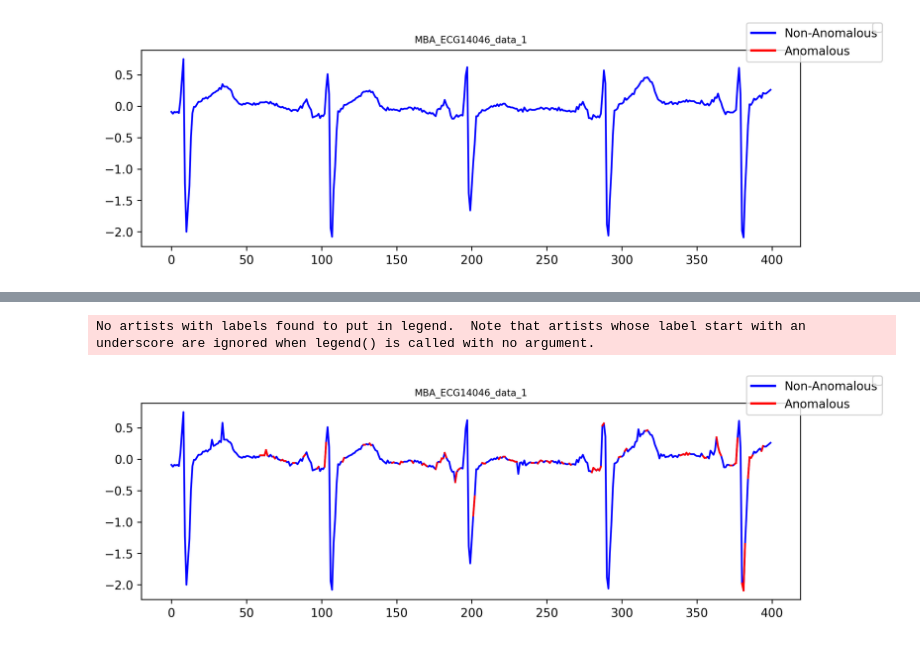
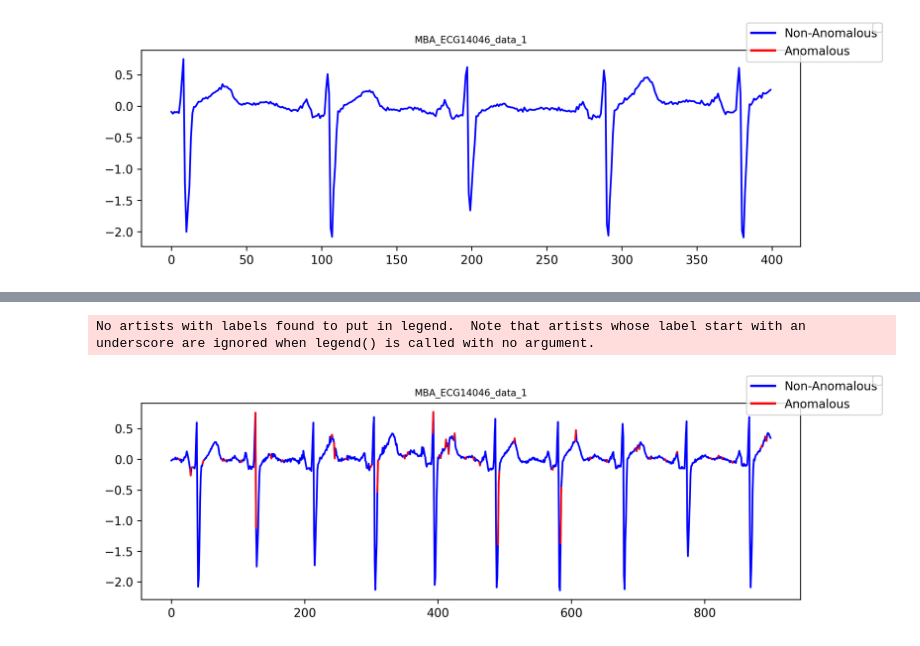
Before and after one commit to mac-dsl/AnomalyDriftDetection, a Jupyter notebook: util/interval_demo.ipynb, the cells around one changed output, grey strips where cells are left out. Cells and saved outputs as stored; diff of their text form; code cells hidden in the pictures.

```diff
--- a/util/interval_demo.ipynb
+++ b/util/interval_demo.ipynb
@@ -74,5 +87,5 @@ print(ECGtest.anomaly_intervals)
 # %%
-ECGtest.plot(start=1100, end=1500)
+ECGtest.plot(start=50, end=950)
 # %% [output]
 No artists with labels found to put in legend.  Note that artists whose label start with an underscore are ignored when legend() is called with no argument.
-[figure, old version]
+[figure, new version]
```
Also changed, not shown: parts of 6 cells of this notebook, 2 other files.
